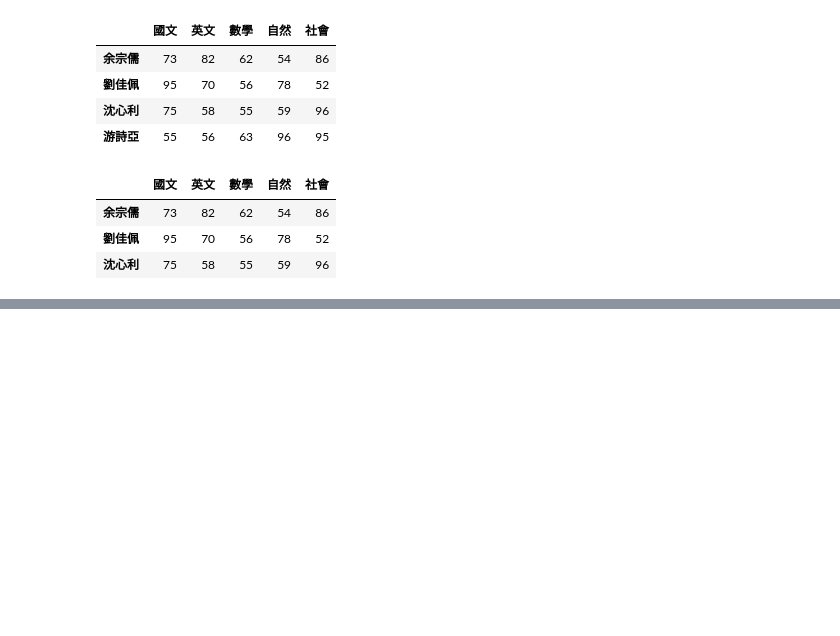
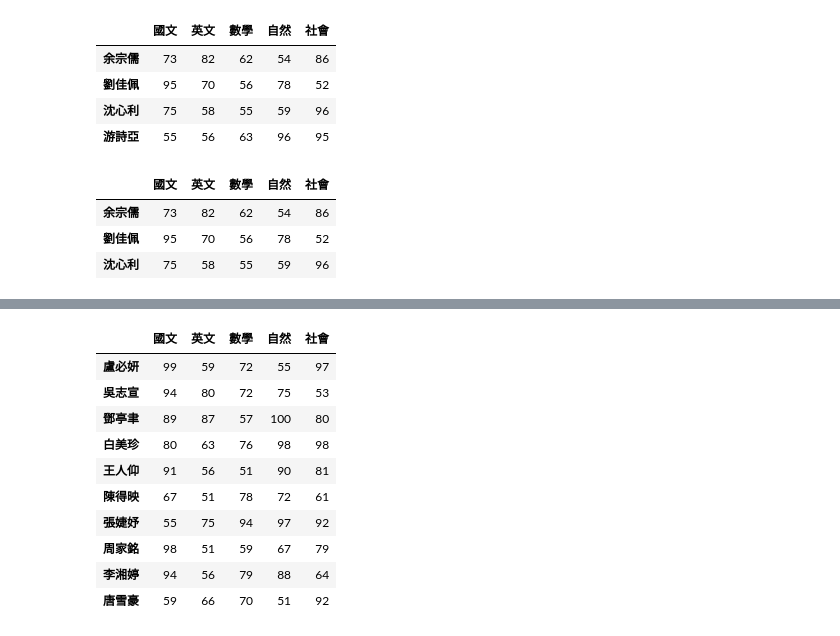
Before and after one commit to EveYang0630/python_analysis, a Jupyter notebook: lession5_4.ipynb, the cells around one changed output, grey strips where cells are left out. Cells and saved outputs as stored; diff of their text form; code cells hidden in the pictures; blank space fills up the shorter version.

```diff
--- a/lession5_4.ipynb
+++ b/lession5_4.ipynb
@@ -124,0 +150,14 @@ df.iloc[0:3]
+# %%
+df[-10:]    #取後10列資料
+# %% [output]
+|  | 國文 | 英文 | 數學 | 自然 | 社會 |
+| 盧必妍 | 99 | 59 | 72 | 55 | 97 |
+| 吳志宣 | 94 | 80 | 72 | 75 | 53 |
+| 鄧亭聿 | 89 | 87 | 57 | 100 | 80 |
+| 白美珍 | 80 | 63 | 76 | 98 | 98 |
+| 王人仰 | 91 | 56 | 51 | 90 | 81 |
+| 陳得映 | 67 | 51 | 78 | 72 | 61 |
+| 張婕妤 | 55 | 75 | 94 | 97 | 92 |
+| 周家銘 | 98 | 51 | 59 | 67 | 79 |
+| 李湘婷 | 94 | 56 | 79 | 88 | 64 |
+| 唐雪豪 | 59 | 66 | 70 | 51 | 92 |
```
Also changed, not shown: parts of 6 cells of this notebook, 3 other files.
